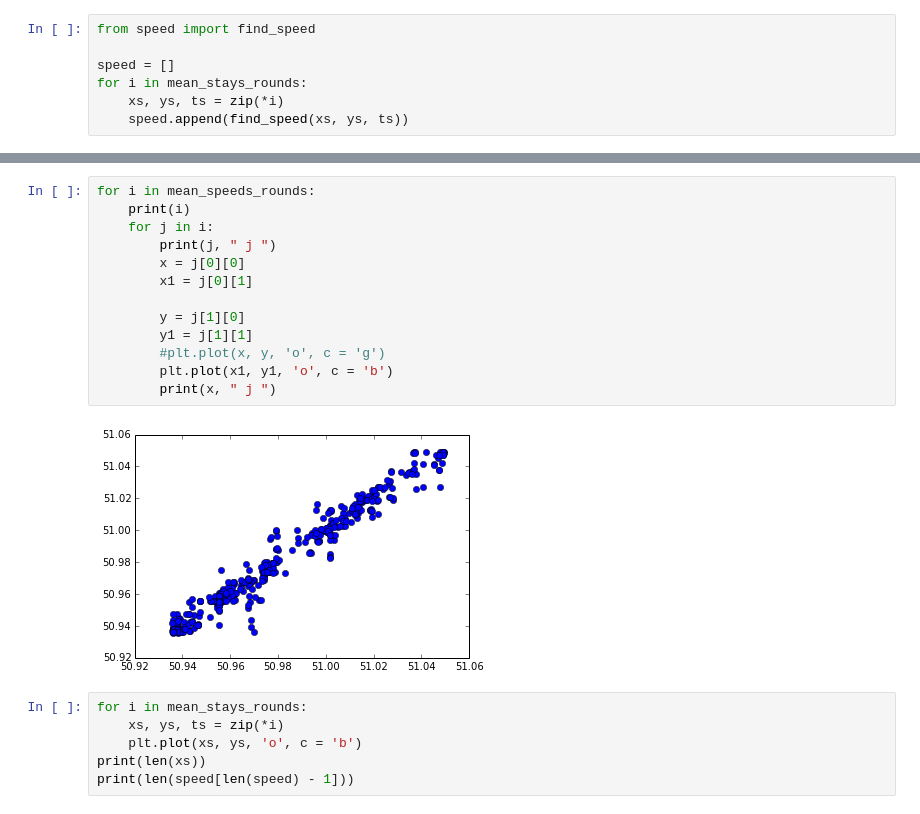
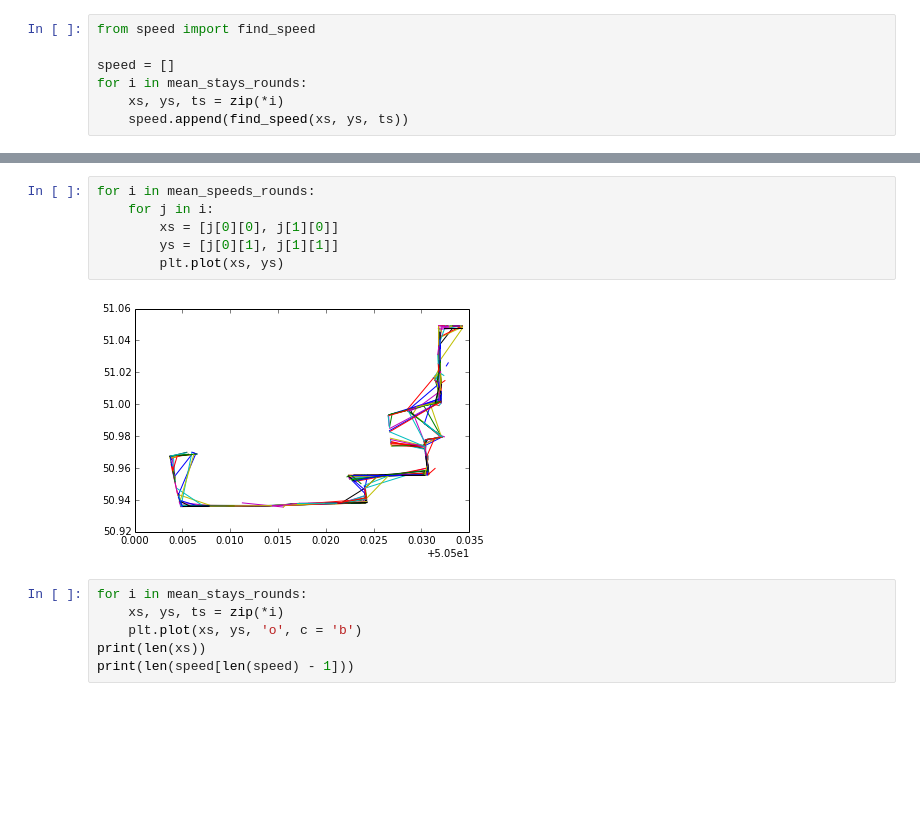
Before and after one commit to LisGein/LinuxCppLessons, a Jupyter notebook: Python/nightYandex/locate_bus_stops.ipynb, the cells around one changed output, grey strips where cells are left out. Drawn from its saved outputs; the diff is of its cells as text; blank space fills up the shorter version.

```diff
--- a/Python/nightYandex/locate_bus_stops.ipynb
+++ b/Python/nightYandex/locate_bus_stops.ipynb
@@ -89,18 +70,11 @@ mean_speeds_rounds = mean_speed(speed, mean_stays_rounds)
 # %%
 for i in mean_speeds_rounds:
-    print(i)
     for j in i:
-        print(j, " j ")
-        x = j[0][0]
-        x1 = j[0][1]
-
-        y = j[1][0]
-        y1 = j[1][1]
-        #plt.plot(x, y, 'o', c = 'g')
-        plt.plot(x1, y1, 'o', c = 'b')
-        print(x, " j ")
+        xs = [j[0][0], j[1][0]]
+        ys = [j[0][1], j[1][1]]
+        plt.plot(xs, ys)
 # %% [output]
-[figure, old version]
+[figure, new version]
 # %%
 for i in mean_stays_rounds:
     xs, ys, ts = zip(*i)
```
Also changed, not shown: parts of 2 cells of this notebook, 1 other file.
